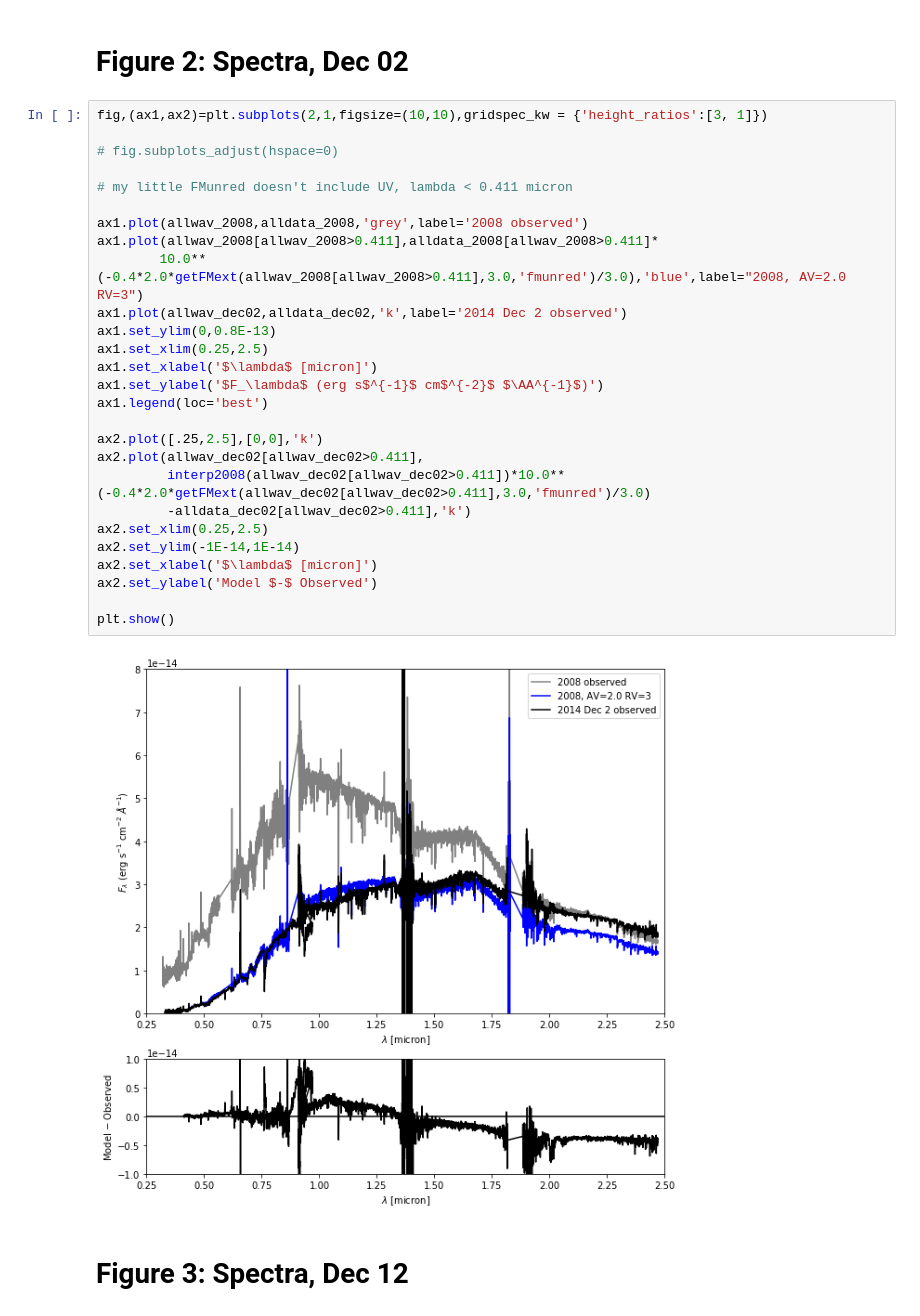
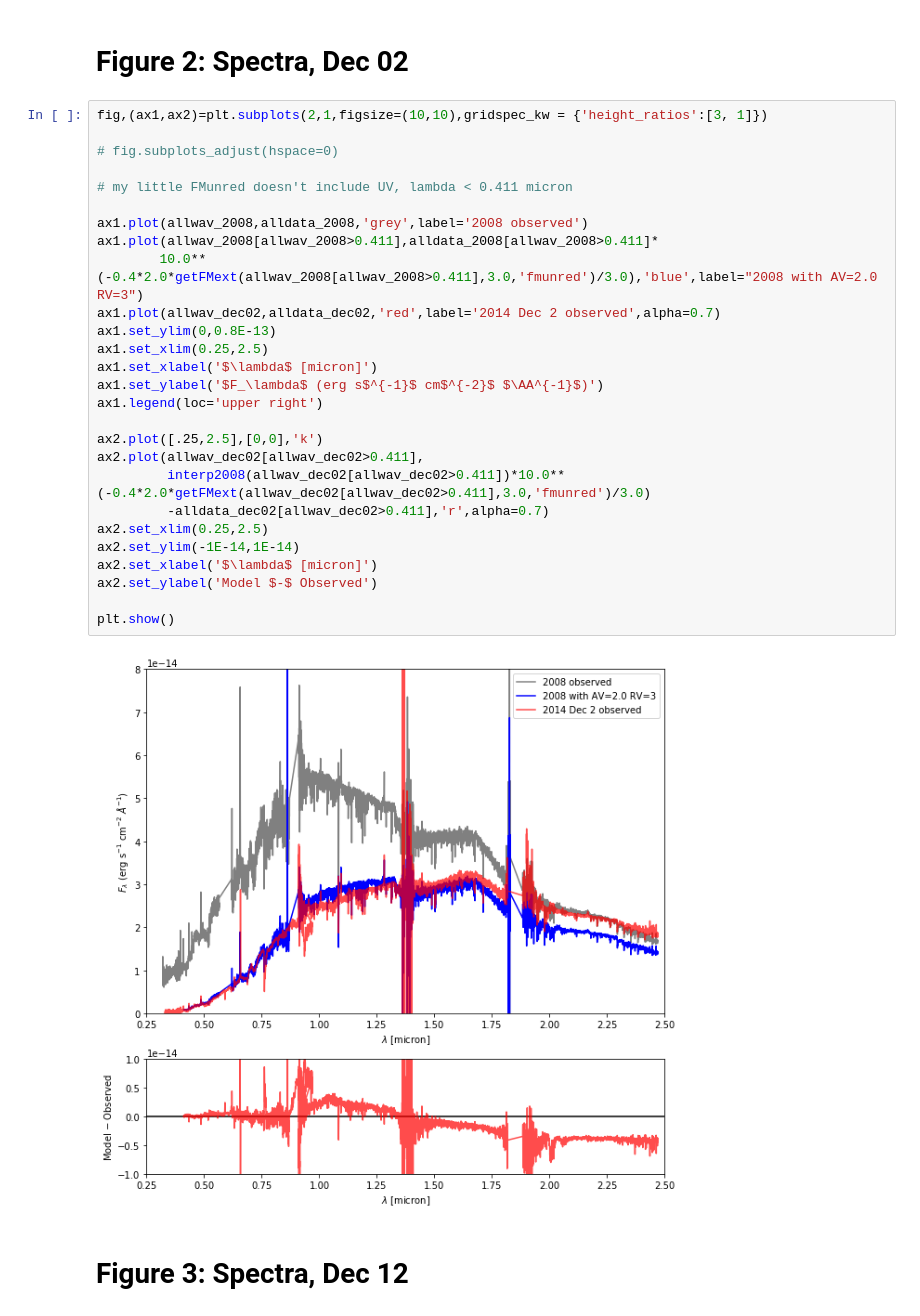
Before and after one commit to krislars/AA_Tau_Covey, a Jupyter notebook: AATau_data.ipynb, the cells around one changed output. Drawn from its saved outputs; the diff is of its cells as text.

```diff
--- a/AATau_data.ipynb
+++ b/AATau_data.ipynb
@@ -1249,32 +1242,32 @@ ascii.write(t, format='ecsv', output='AATau_opt2014dec12.txt', overwrite=True)
 # %%
 fig,(ax1,ax2)=plt.subplots(2,1,figsize=(10,10),gridspec_kw = {'height_ratios':[3, 1]})
 
 # fig.subplots_adjust(hspace=0)
 
 # my little FMunred doesn't include UV, lambda < 0.411 micron
 
 ax1.plot(allwav_2008,alldata_2008,'grey',label='2008 observed')
 ax1.plot(allwav_2008[allwav_2008>0.411],alldata_2008[allwav_2008>0.411]*
-        10.0**(-0.4*2.0*getFMext(allwav_2008[allwav_2008>0.411],3.0,'fmunred')/3.0),'blue',label="2008, AV=2.0 RV=3")
-ax1.plot(allwav_dec02,alldata_dec02,'k',label='2014 Dec 2 observed')
+        10.0**(-0.4*2.0*getFMext(allwav_2008[allwav_2008>0.411],3.0,'fmunred')/3.0),'blue',label="2008 with AV=2.0 RV=3")
+ax1.plot(allwav_dec02,alldata_dec02,'red',label='2014 Dec 2 observed',alpha=0.7)
 ax1.set_ylim(0,0.8E-13)
 ax1.set_xlim(0.25,2.5)
 ax1.set_xlabel('$\lambda$ [micron]')
 ax1.set_ylabel('$F_\lambda$ (erg s$^{-1}$ cm$^{-2}$ $\AA^{-1}$)')
-ax1.legend(loc='best')
+ax1.legend(loc='upper right')
 
 ax2.plot([.25,2.5],[0,0],'k')
 ax2.plot(allwav_dec02[allwav_dec02>0.411],
          interp2008(allwav_dec02[allwav_dec02>0.411])*10.0**(-0.4*2.0*getFMext(allwav_dec02[allwav_dec02>0.411],3.0,'fmunred')/3.0)
-         -alldata_dec02[allwav_dec02>0.411],'k')
+         -alldata_dec02[allwav_dec02>0.411],'r',alpha=0.7)
 ax2.set_xlim(0.25,2.5)
 ax2.set_ylim(-1E-14,1E-14)
 ax2.set_xlabel('$\lambda$ [micron]')
 ax2.set_ylabel('Model $-$ Observed')
 
 plt.show()
 # %% [output]
-[figure, old version]
+[figure, new version]
 # %% [markdown]
 # Figure 3: Spectra, Dec 12
 # %%
```
Also changed, not shown: parts of 32 cells of this notebook.
